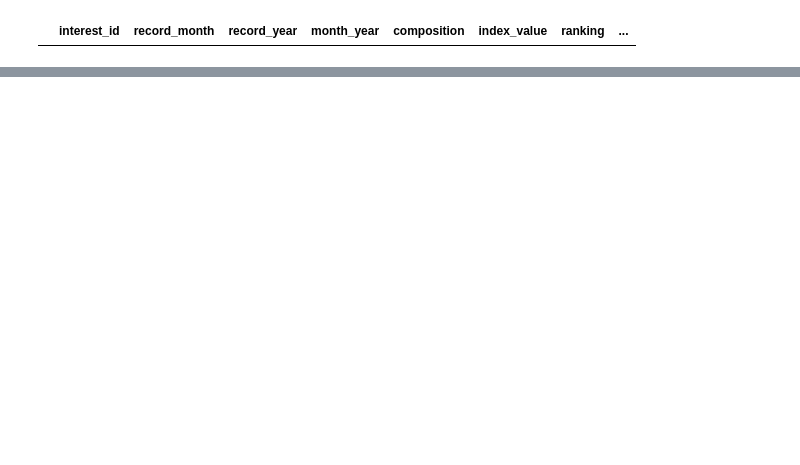
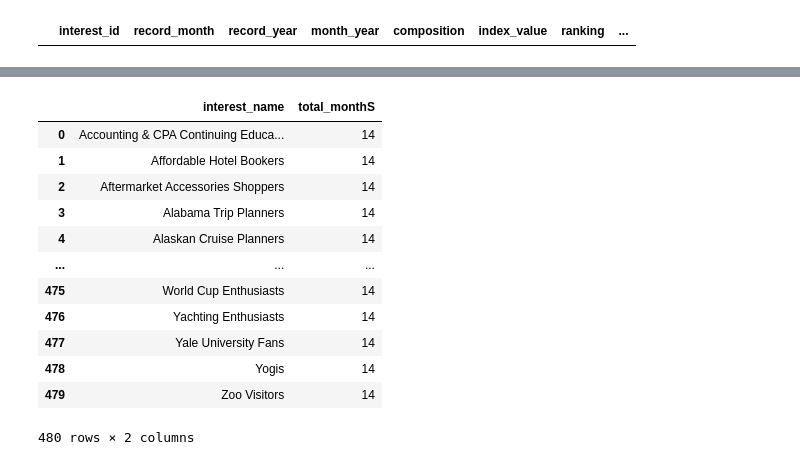
Before and after one commit to yangwu1227/sql-case-studies, a Jupyter notebook: case_studies/fresh_segments/notebooks/business_questions.ipynb, the cells around one changed output, grey strips where cells are left out. Cells and saved outputs as stored; diff of their text form; code cells hidden in the pictures; blank space fills up the shorter version.

```diff
--- a/case_studies/fresh_segments/notebooks/business_questions.ipynb
+++ b/case_studies/fresh_segments/notebooks/business_questions.ipynb
@@ -537,0 +548,34 @@ athena.query(database=database, query=query, ctas_approach=ctas_approach)
+# %%
+query = """
+SELECT
+    map.interest_name,
+    COUNT(DISTINCT met.month_year) AS total_monthS
+FROM
+    fresh_segments.interest_metrics AS met
+        LEFT JOIN fresh_segments.interest_map AS map ON met.interest_id = map.id
+GROUP BY
+    interest_name
+HAVING
+    COUNT(DISTINCT met.month_year) = (
+        SELECT COUNT(DISTINCT month_year)
+        FROM fresh_segments.interest_metrics
+    )
+ORDER BY
+    interest_name ASC;
+"""
+
+athena.query(database=database, query=query, ctas_approach=ctas_approach)
+# %% [output]
+|  | interest_name | total_monthS |
+| 0 | Accounting & CPA Continuing Educa... | 14 |
+| 1 | Affordable Hotel Bookers | 14 |
+| 2 | Aftermarket Accessories Shoppers | 14 |
+| 3 | Alabama Trip Planners | 14 |
+| 4 | Alaskan Cruise Planners | 14 |
+| ... | ... | ... |
+| 475 | World Cup Enthusiasts | 14 |
+| 476 | Yachting Enthusiasts | 14 |
+| 477 | Yale University Fans | 14 |
+| 478 | Yogis | 14 |
+| 479 | Zoo Visitors | 14 |
+480 rows × 2 columns
```
Also changed, not shown: parts of 20 cells of this notebook, 1 other file.
